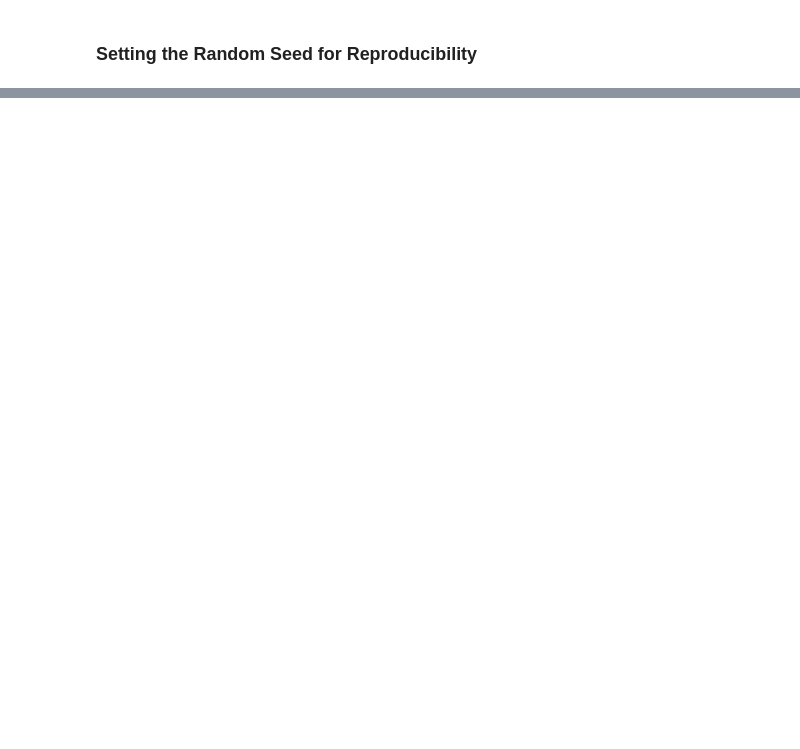
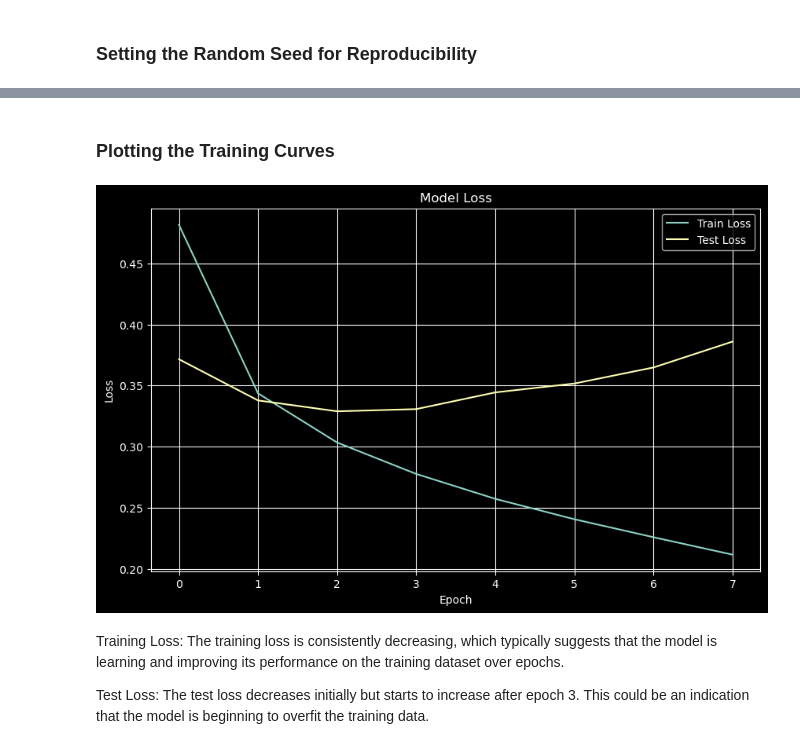
Before and after one commit to BRJoaquin/question-classifier-nlp, a Jupyter notebook: question-classifier.ipynb, the cells around one changed output, grey strips where cells are left out. Drawn from its saved outputs; the diff is of its cells as text; code cells hidden in the pictures; blank space fills up the shorter version.

```diff
--- a/question-classifier.ipynb
+++ b/question-classifier.ipynb
@@ -98,0 +746,12 @@ torch.backends.cudnn.deterministic = True
+# %%
+# we are going to use weighted loss function since the dataset is imbalanced
+
+class_counts = train_df["target"].value_counts().to_list()
+total_count = sum(class_counts)
+class_weights = [total_count / class_counts[0], total_count / class_counts[1]]
+
+# Convert class weights to a tensor
+weights_tensor = torch.tensor(class_weights, dtype=torch.float32).to(DEVICE)
+
+# Define the weighted loss function
+loss_function = nn.CrossEntropyLoss(weight=weights_tensor).to(DEVICE)
@@ -98,0 +780,12 @@ torch.backends.cudnn.deterministic = True
+# %%
+# traing the model
+EMBEDDING_DIM = math.ceil(len(vocab_mapping) ** 0.5)
+HIDDEN_DIM = 64
+LR = 0.0001
+EPOCHS = 50
+
+model = SincereRNN(len(vocab_mapping) + 1, EMBEDDING_DIM, HIDDEN_DIM).to(DEVICE)
+optimizer = torch.optim.Adam(model.parameters(), lr=LR)
+train_history, test_history, best_model = train_model(
+    model, train_dataloader, val_dataloader, loss_function, optimizer, EPOCHS
+)
@@ -98,0 +810,28 @@ torch.backends.cudnn.deterministic = True
+# %% [markdown]
+### Plotting the Training Curves
+# %%
+def plot_history(
+    train_history,
+    test_history,
+    title="Model Loss",
+    train_label="Train Loss",
+    test_label="Test Loss",
+):
+    plt.figure(figsize=(10, 6))
+    plt.plot(train_history, label=train_label)
+    plt.plot(test_history, label=test_label)
+    plt.title(title)
+    plt.ylabel("Loss")
+    plt.xlabel("Epoch")
+    plt.legend()
+    plt.grid(True)
+    plt.show()
+
+
+plot_history(train_history, test_history)
+# %% [output]
+[figure, added]
+# %% [markdown]
+Training Loss: The training loss is consistently decreasing, which typically suggests that the model is learning and improving its performance on the training dataset over epochs.
+
+Test Loss: The test loss decreases initially but starts to increase after epoch 3. This could be an indication that the model is beginning to overfit the training data.
```
Also changed, not shown: parts of 57 cells of this notebook, 2 other files.
